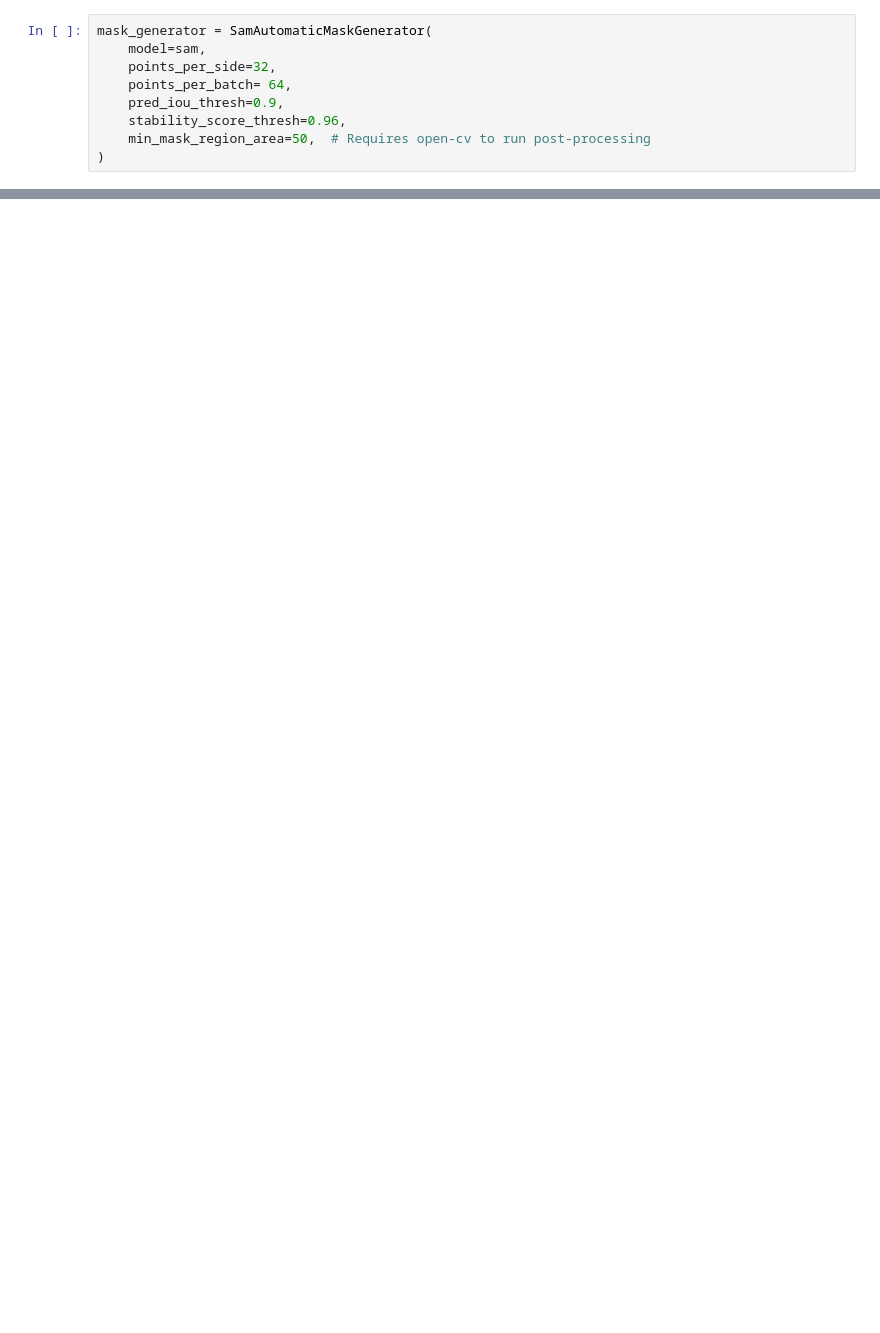
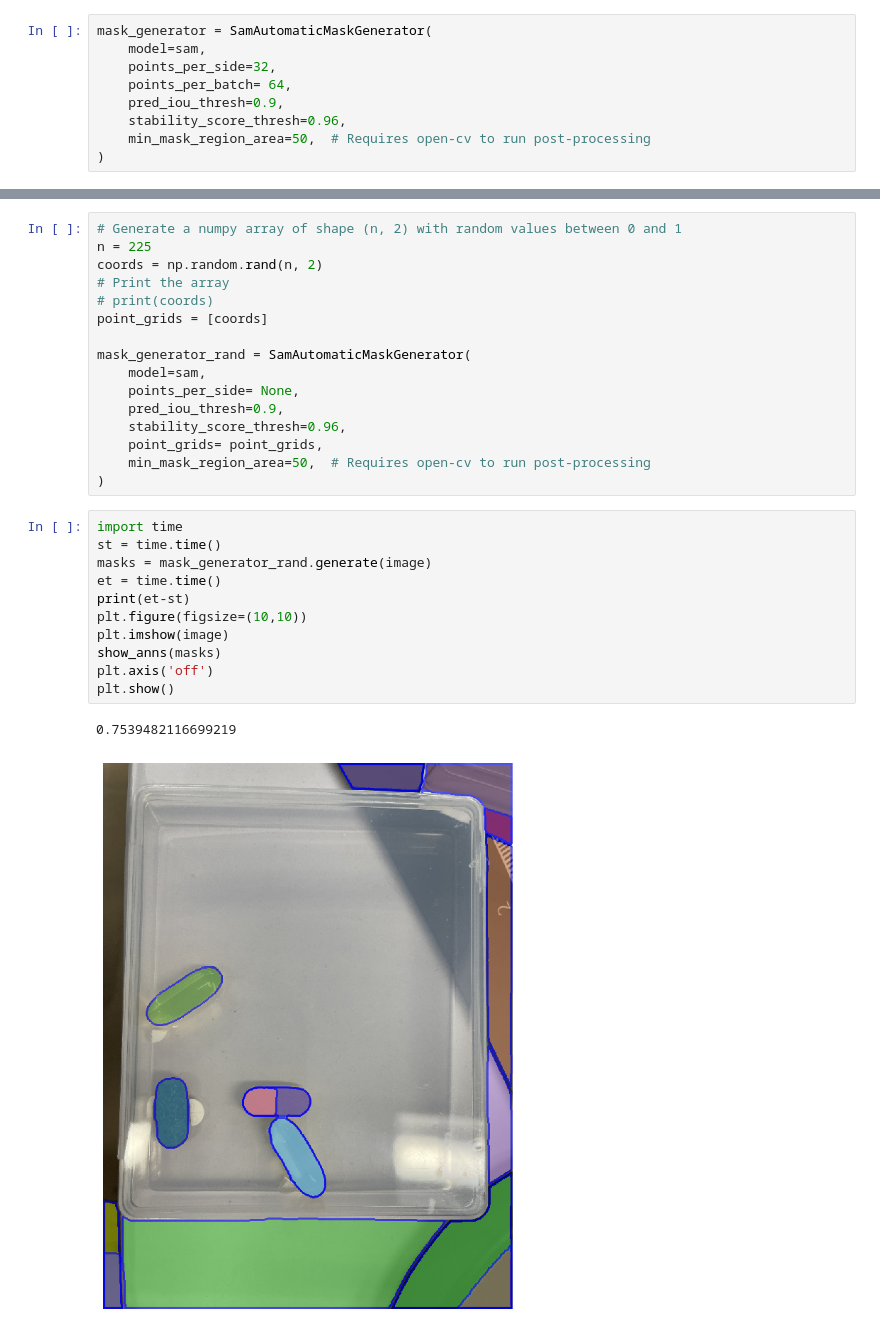
Before and after one commit to zipping-suger/pill_segmentation, a Jupyter notebook: CV_model_test.ipynb, the cells around one changed output, grey strips where cells are left out. Drawn from its saved outputs; the diff is of its cells as text; blank space fills up the shorter version.

Commit message:
Random sampling

```diff
--- a/CV_model_test.ipynb
+++ b/CV_model_test.ipynb
@@ -215,2 +240,32 @@ cuts_out(image, masks2, os.path.join(img_dir,img_name))
 # %% [output]
 Done
+# %%
+# Generate a numpy array of shape (n, 2) with random values between 0 and 1
+n = 225
+coords = np.random.rand(n, 2)
+# Print the array
+# print(coords)
+point_grids = [coords]
+
+mask_generator_rand = SamAutomaticMaskGenerator(
+    model=sam,
+    points_per_side= None,
+    pred_iou_thresh=0.9,
+    stability_score_thresh=0.96,
+    point_grids= point_grids,
+    min_mask_region_area=50,  # Requires open-cv to run post-processing
+)
+# %%
+import time
+st = time.time()
+masks = mask_generator_rand.generate(image)
+et = time.time()
+print(et-st)
+plt.figure(figsize=(10,10))
+plt.imshow(image)
+show_anns(masks)
+plt.axis('off')
+plt.show()
+# %% [output]
+0.7539482116699219
+[figure, added]
```
Also changed, not shown: parts of 4 cells of this notebook, 7 other files.
